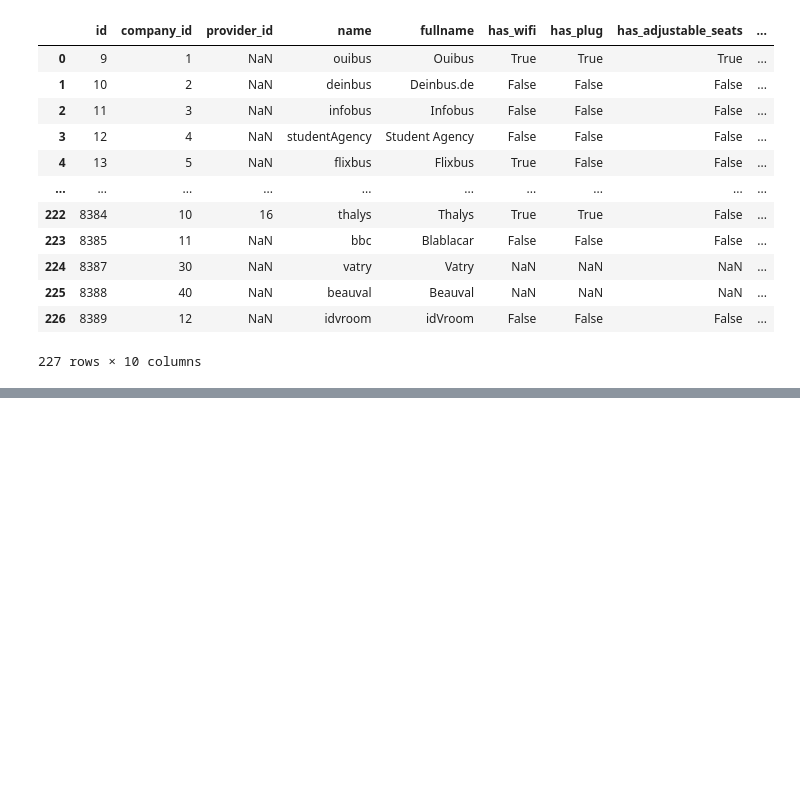
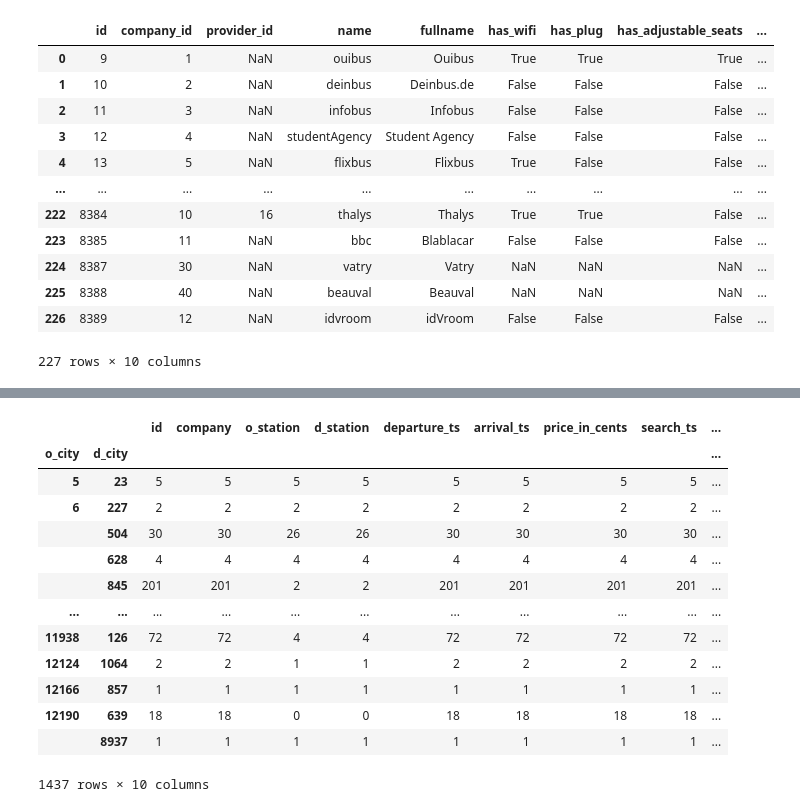
Before and after one commit to vinsJ/Tictactrip, a Jupyter notebook: DATA@DEBANDE-VINCENT.ipynb, the cells around one changed output, grey strips where cells are left out. Drawn from its saved outputs; the diff is of its cells as text; code cells hidden in the pictures; blank space fills up the shorter version.

```diff
--- a/DATA@DEBANDE-VINCENT.ipynb
+++ b/DATA@DEBANDE-VINCENT.ipynb
@@ -79,0 +132,18 @@ providers
+# %%
+trajects = tickets.groupby(['o_city','d_city']).count()
+trajects
+# %% [output]
+|  |  | id | company | o_station | d_station | departure_ts | arrival_ts | price_in_cents | search_ts | ... |
+| o_city | d_city |  |  |  |  |  |  |  |  | ... |
+| 5 | 23 | 5 | 5 | 5 | 5 | 5 | 5 | 5 | 5 | ... |
+| 6 | 227 | 2 | 2 | 2 | 2 | 2 | 2 | 2 | 2 | ... |
+|  | 504 | 30 | 30 | 26 | 26 | 30 | 30 | 30 | 30 | ... |
+|  | 628 | 4 | 4 | 4 | 4 | 4 | 4 | 4 | 4 | ... |
+|  | 845 | 201 | 201 | 2 | 2 | 201 | 201 | 201 | 201 | ... |
+| ... | ... | ... | ... | ... | ... | ... | ... | ... | ... | ... |
+| 11938 | 126 | 72 | 72 | 4 | 4 | 72 | 72 | 72 | 72 | ... |
+| 12124 | 1064 | 2 | 2 | 1 | 1 | 2 | 2 | 2 | 2 | ... |
+| 12166 | 857 | 1 | 1 | 1 | 1 | 1 | 1 | 1 | 1 | ... |
+| 12190 | 639 | 18 | 18 | 0 | 0 | 18 | 18 | 18 | 18 | ... |
+|  | 8937 | 1 | 1 | 1 | 1 | 1 | 1 | 1 | 1 | ... |
+1437 rows × 10 columns
```
Also changed, not shown: parts of 8 cells of this notebook, 1 other file.
